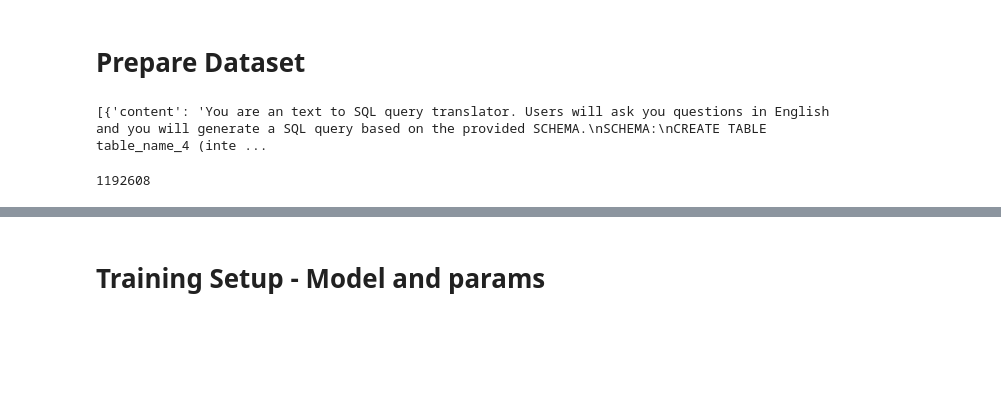
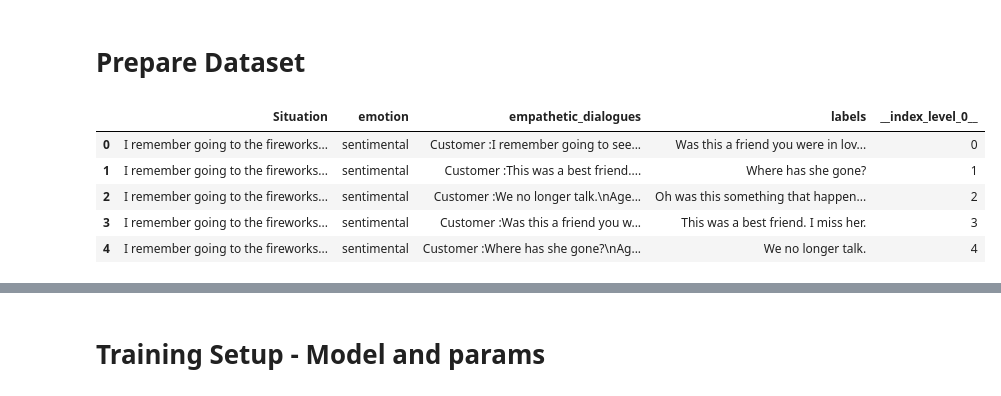
Before and after one commit to Project-X-123/conv-llm, a Jupyter notebook: Finetuning_w_Llama3_1.ipynb, the cells around one changed output, grey strips where cells are left out. Drawn from its saved outputs; the diff is of its cells as text; code cells hidden in the pictures; blank space fills up the shorter version.

Commit message:
Finetuned on Empathetic Conversations dataset

```diff
--- a/Finetuning_w_Llama3_1.ipynb
+++ b/Finetuning_w_Llama3_1.ipynb
@@ -6,8 +6,9 @@
 Tested this notebook with A100 GPU
 # %%
 base_model_name = "meta-llama/Meta-Llama-3.1-8B"
-new_model_name = "code-llama-3-1-8b-text-to-sql"
-dataset_name = "b-mc2/sql-create-context"
+new_model_name = "llama-3-1-8b-kid-friendly-chatbot"
+dataset_name = "shashankverma590/empathetic-dialogues-clean"
+# dataset_name = "ruslanmv/ai-medical-chatbot"
 # %%
 # Install Pytorch & other libraries
 %pip install "torch==2.4.0" torchvision torchaudio tensorboard
@@ -127,37 +128,17 @@ Your token has been saved to /root/.cache/huggingface/token
 Login successful
 # %% [markdown]
 # Prepare Dataset
-# %%
-from datasets import load_dataset
-
-# Convert dataset to OAI messages
-system_message = """You are an text to SQL query translator. Users will ask you questions in English and you will generate a SQL query based on the provided SCHEMA.
-SCHEMA:
-{schema}"""
-
-def create_conversation(sample):
-  return {
-    "messages": [
-      {"role": "system", "content": system_message.format(schema=sample["context"])},
-      {"role": "user", "content": sample["question"]},
-      {"role": "assistant", "content": sample["answer"]}
-    ]
-  }
-
-# Load dataset from the hub
-dataset = load_dataset(dataset_name, split="train")
-dataset = dataset.shuffle().select(range(12500))
-
-# Convert dataset to OAI messages
-dataset = dataset.map(create_conversation, remove_columns=dataset.features,batched=False)
-# split dataset into 10,000 training samples and 2,500 test samples
-dataset = dataset.train_test_split(test_size=2500/12500)
-
-print(dataset["train"][345]["messages"])
-
-# save datasets to disk
-dataset["train"].to_json("train_dataset.json", orient="records")
-dataset["test"].to_json("test_dataset.json", orient="records")
-# %% [output]
-[{'content': 'You are an text to SQL query translator. Users will ask you questions in English and you will generate a SQL query based on the provided SCHEMA.\nSCHEMA:\nCREATE TABLE table_name_4 (inte ...
-1192608
+# %%
+from datasets import load_dataset
+import pandas as pd
+
+dataset = load_dataset(dataset_name, split="train")
+df = pd.DataFrame(dataset)
+df.head()
+# %% [output]
+|  | Situation | emotion | empathetic_dialogues | labels | __index_level_0__ |
+| 0 | I remember going to the fireworks... | sentimental | Customer :I remember going to see... | Was this a friend you were in lov... | 0 |
+| 1 | I remember going to the fireworks... | sentimental | Customer :This was a best friend.... | Where has she gone? | 1 |
+| 2 | I remember going to the fireworks... | sentimental | Customer :We no longer talk.\nAge... | Oh was this something that happen... | 2 |
+| 3 | I remember going to the fireworks... | sentimental | Customer :Was this a friend you w... | This was a best friend. I miss her. | 3 |
+| 4 | I remember going to the fireworks... | sentimental | Customer :Where has she gone?\nAg... | We no longer talk. | 4 |
```
Also changed, not shown: parts of 15 cells of this notebook.
